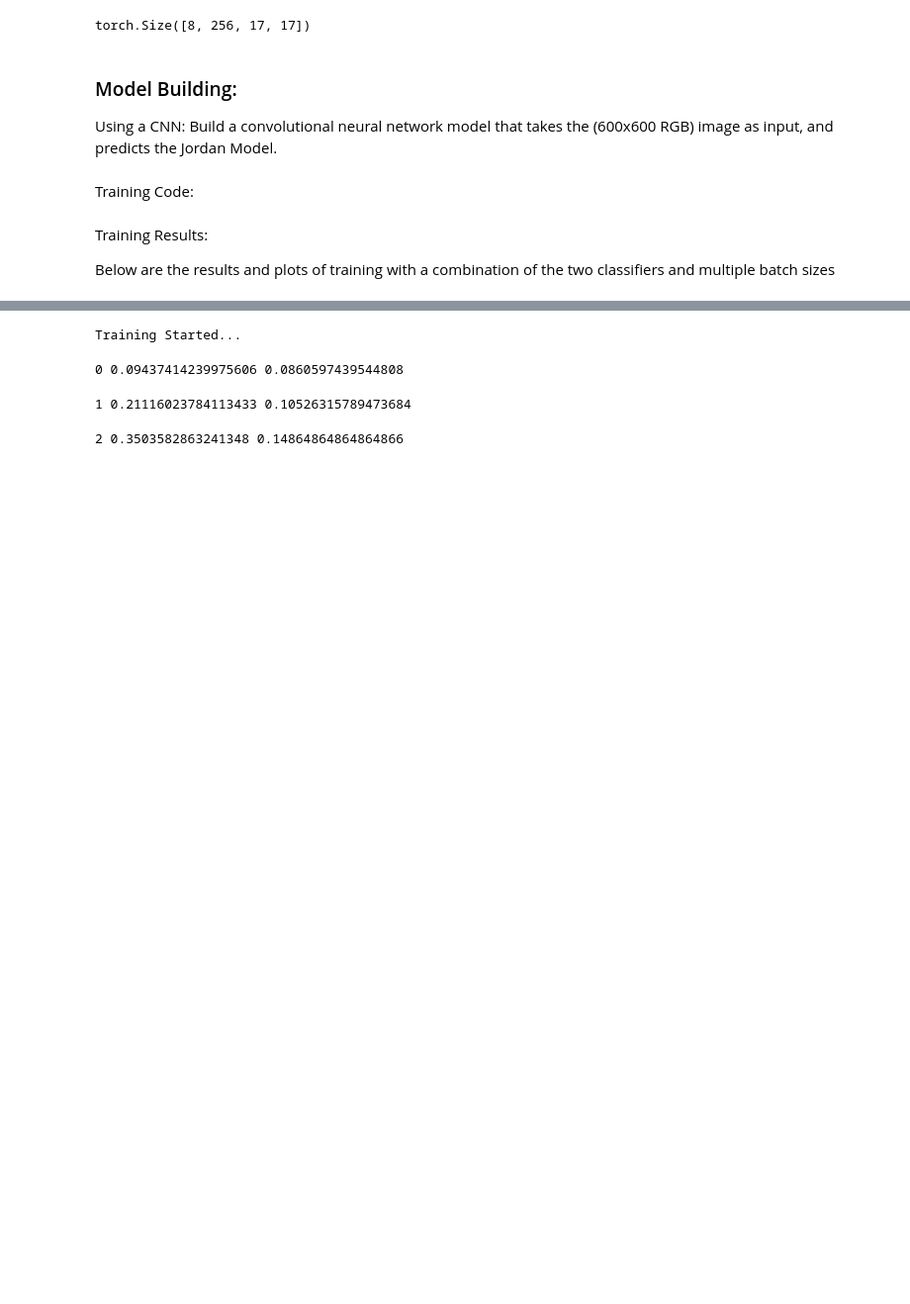
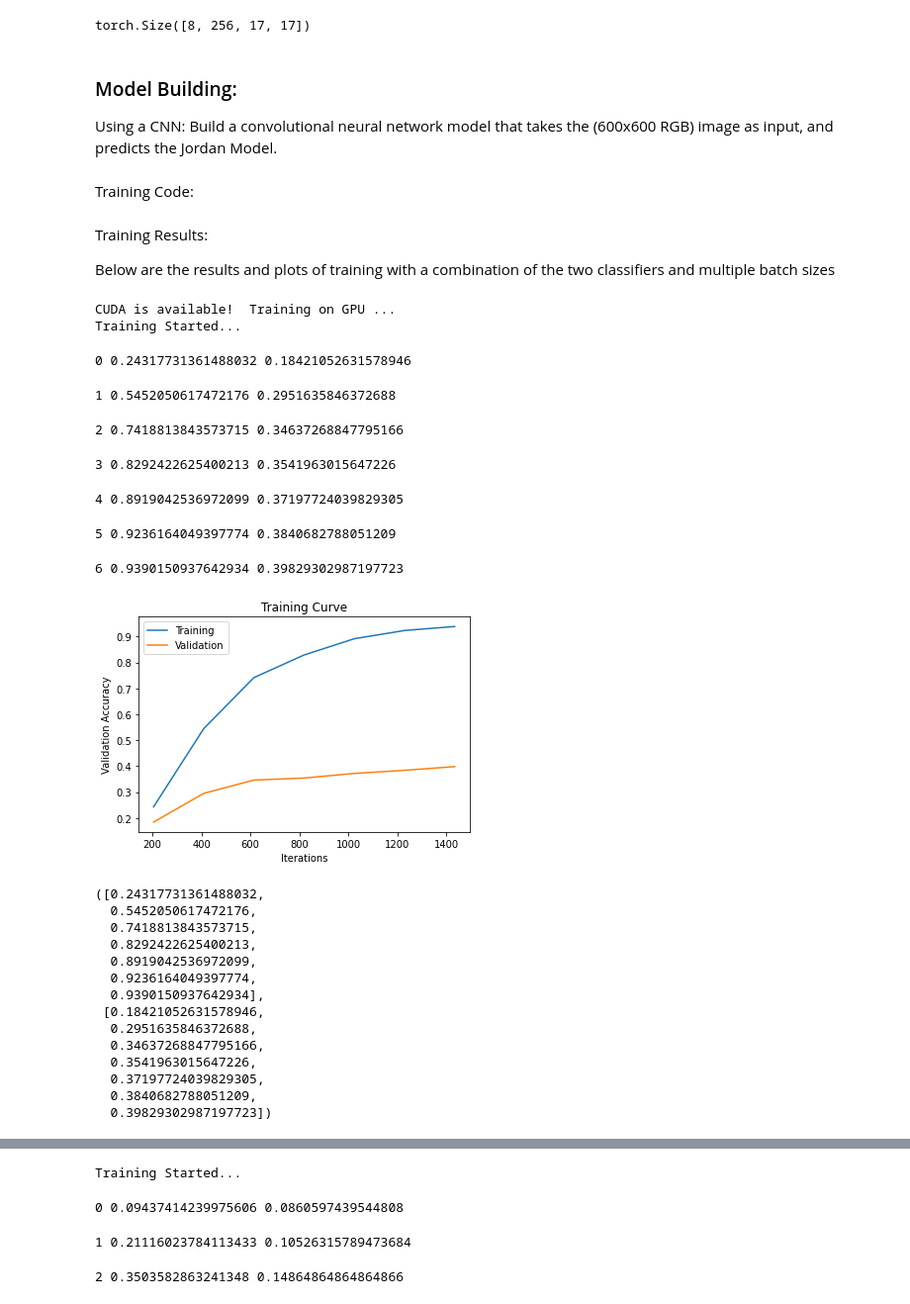
Before and after one commit to husseing/A.I-JORDAN, a Jupyter notebook: Group_44_AIR_Jordan.ipynb, the cells around one changed output, grey strips where cells are left out. Shown at 99% size. Drawn from its saved outputs; the diff is of its cells as text; code cells hidden in the pictures; blank space fills up the shorter version.

```diff
--- a/Group_44_AIR_Jordan.ipynb
+++ b/Group_44_AIR_Jordan.ipynb
@@ -460,3 +455,42 @@ def train(model, train_loader, val_loader, num_epochs=5, learn_rate = 0.001):
 Training Results:
 
 Below are the results and plots of training with a combination of the two classifiers and multiple batch sizes
+# %%
+#BATCH SIZE 32, Learning rate 0.0025
+use_cuda = True
+Michael= CNNClassifier()
+#ALNC = alexNet.features
+
+if use_cuda and torch.cuda.is_available():
+  #ALNC.cuda()
+  Michael.cuda()
+  print('CUDA is available!  Training on GPU ...')
+else:
+  print('CUDA is not available.  Training on CPU ...')
+
+train(Michael, train_loader, val_loader, num_epochs=7, learn_rate=0.0025)
+# %% [output]
+CUDA is available!  Training on GPU ...
+Training Started...
+0 0.24317731361488032 0.18421052631578946
+1 0.5452050617472176 0.2951635846372688
+2 0.7418813843573715 0.34637268847795166
+3 0.8292422625400213 0.3541963015647226
+4 0.8919042536972099 0.37197724039829305
+5 0.9236164049397774 0.3840682788051209
+6 0.9390150937642934 0.39829302987197723
+[figure, added]
+([0.24317731361488032,
+  0.5452050617472176,
+  0.7418813843573715,
+  0.8292422625400213,
+  0.8919042536972099,
+  0.9236164049397774,
+  0.9390150937642934],
+ [0.18421052631578946,
+  0.2951635846372688,
+  0.34637268847795166,
+  0.3541963015647226,
+  0.37197724039829305,
+  0.3840682788051209,
+  0.39829302987197723])
```
Also changed, not shown: parts of 46 cells of this notebook.
